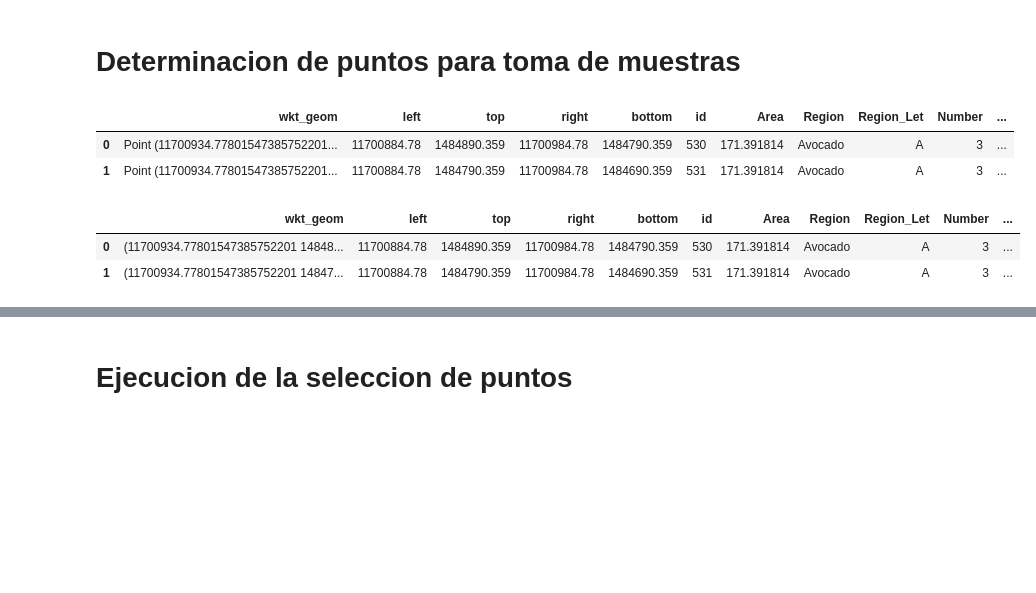
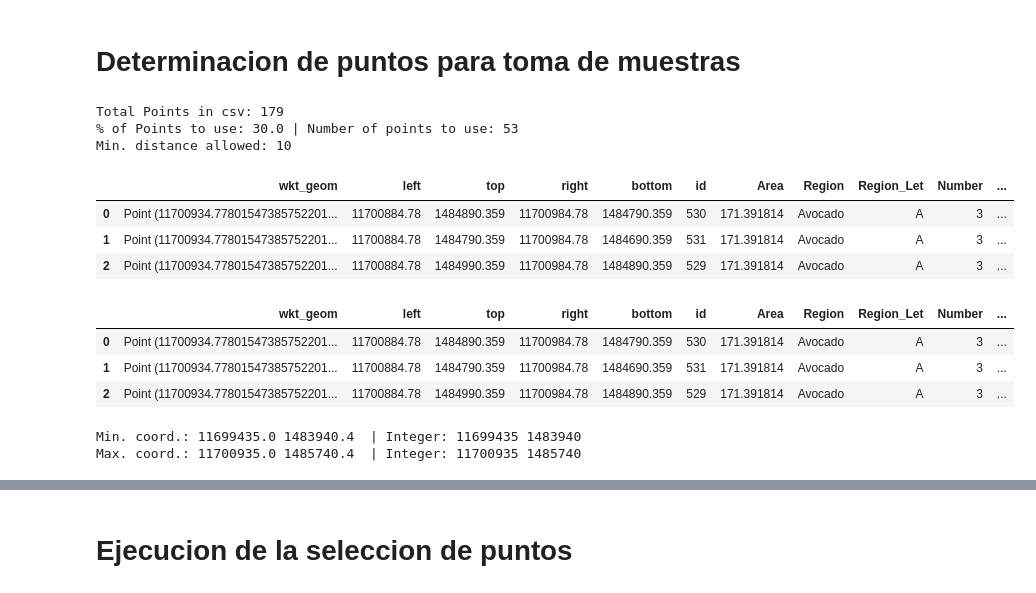
Before and after one commit to only4cc/sel_points, a Jupyter notebook: proto.ipynb, the cells around one changed output, grey strips where cells are left out. Saved outputs shown, nothing was run; the diff lists cells and outputs as text; code cells hidden in the pictures; blank space fills up the shorter version.

```diff
--- a/proto.ipynb
+++ b/proto.ipynb
@@ -27,23 +24,47 @@ df = pd.read_csv(filename)
+# %%
+# Lee el csv
+filename = '/Users/Julio/Dropbox7current/ATY/data/Puntos_Point.csv'
+filename = '../data/Puntos_Point.csv'
+
+name = 'A3-c'
+
+df = pd.read_csv(filename)
+df = df[(df['Name'] == name )]
+
+total_points =  len(df)
+
+# Prop. of total point number
+prop = 0.3
+# Minimal Distance Allowed
+min_distance_allowed = 10
+print('Total Points in csv:',total_points)
+print('% of Points to use:',prop*100, '| Number of points to use:',int(prop*len(df)) )
+print('Min. distance allowed:',min_distance_allowed)
+# %% [output]
+Total Points in csv: 179
+% of Points to use: 30.0 | Number of points to use: 53
+Min. distance allowed: 10
 # %%
-df.head(2)
+df.head(3)
 # %% [output]
 |  | wkt_geom | left | top | right | bottom | id | Area | Region | Region_Let | Number | ... |
 | 0 | Point (11700934.77801547385752201... | 11700884.78 | 1484890.359 | 11700984.78 | 1484790.359 | 530 | 171.391814 | Avocado | A | 3 | ... |
 | 1 | Point (11700934.77801547385752201... | 11700884.78 | 1484790.359 | 11700984.78 | 1484690.359 | 531 | 171.391814 | Avocado | A | 3 | ... |
+| 2 | Point (11700934.77801547385752201... | 11700884.78 | 1484990.359 | 11700984.78 | 1484890.359 | 529 | 171.391814 | Avocado | A | 3 | ... |
 # %%
+# Transform wkt_geom to X, Y coord.
 def regulariza(t):
-    nc = t.replace('(','')
+    nc  = t.replace('(','')
     nc2 = nc.replace(')','')
     return nc2
 
 df[['sinuso','X','Y']] = df['wkt_geom'].str.split(" ",expand=True, )
 df.drop(columns=['sinuso'],inplace=True)
 df['X']=df['X'].apply(regulariza)
 df['Y']=df['Y'].apply(regulariza)
-df['X'] = pd.to_numeric(df['X'], errors='coerce')
-df['Y'] = pd.to_numeric(df['X'], errors='coerce')
-df.head(2)
+df.head(3)
 # %% [output]
 |  | wkt_geom | left | top | right | bottom | id | Area | Region | Region_Let | Number | ... |
-| 0 | (11700934.77801547385752201 14848... | 11700884.78 | 1484890.359 | 11700984.78 | 1484790.359 | 530 | 171.391814 | Avocado | A | 3 | ... |
-| 1 | (11700934.77801547385752201 14847... | 11700884.78 | 1484790.359 | 11700984.78 | 1484690.359 | 531 | 171.391814 | Avocado | A | 3 | ... |
+| 0 | Point (11700934.77801547385752201... | 11700884.78 | 1484890.359 | 11700984.78 | 1484790.359 | 530 | 171.391814 | Avocado | A | 3 | ... |
+| 1 | Point (11700934.77801547385752201... | 11700884.78 | 1484790.359 | 11700984.78 | 1484690.359 | 531 | 171.391814 | Avocado | A | 3 | ... |
+| 2 | Point (11700934.77801547385752201... | 11700884.78 | 1484990.359 | 11700984.78 | 1484890.359 | 529 | 171.391814 | Avocado | A | 3 | ... |
@@ -49,0 +75,18 @@ df.head(2)
+# %%
+X = df['X'].values
+Y = df['Y'].values
+#df.info()
+
+# Minimos
+xmin = int(df['X'].min())
+ymin = int(df['Y'].min())
+
+# Maximos
+xmax = int(df['X'].max())
+ymax = int(df['Y'].max())
+
+print('Min. coord.:',df['X'].min(), df['Y'].min(),' | Integer:',xmin,ymin)
+print('Max. coord.:',df['X'].max(), df['Y'].max(),' | Integer:',xmax,ymax)
+# %% [output]
+Min. coord.: 11699435.0 1483940.4  | Integer: 11699435 1483940
+Max. coord.: 11700935.0 1485740.4  | Integer: 11700935 1485740
```
Also changed, not shown: parts of 18 cells of this notebook.
